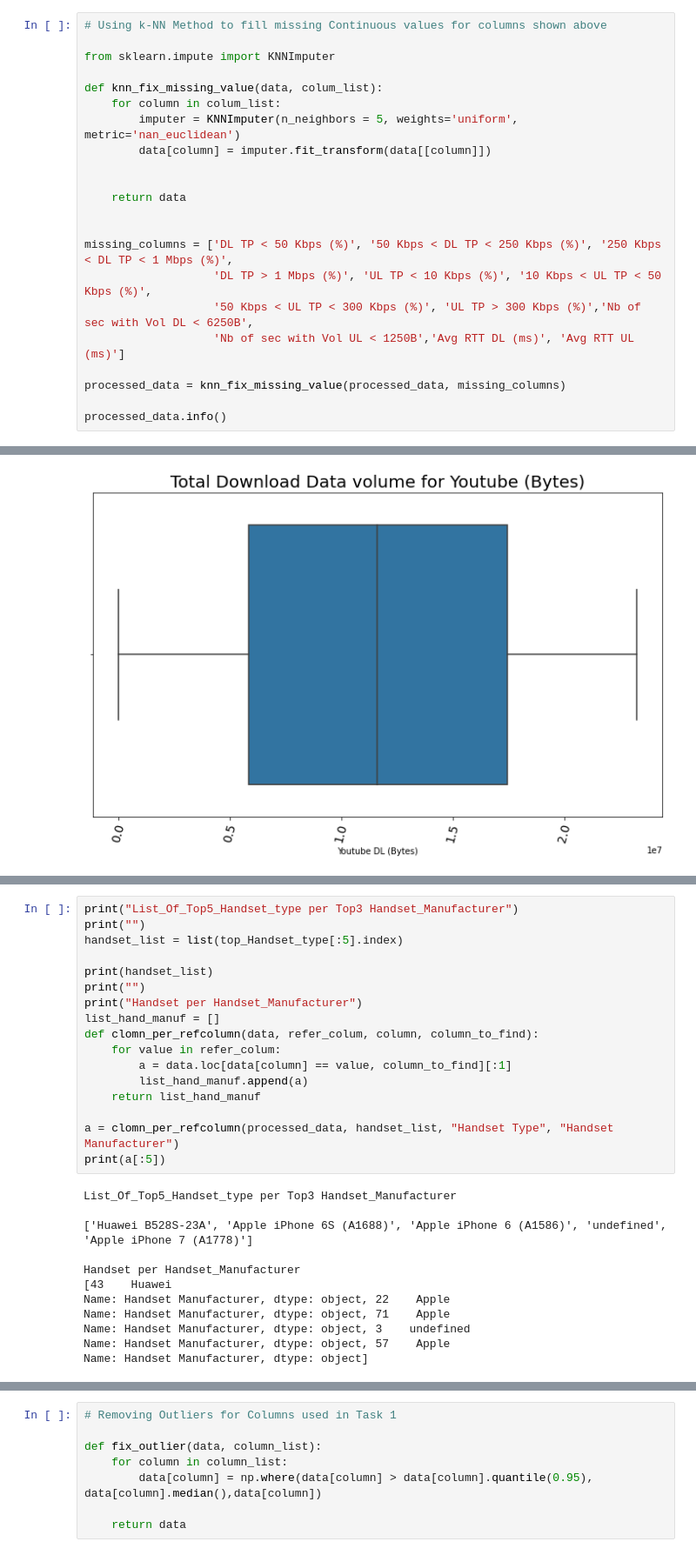
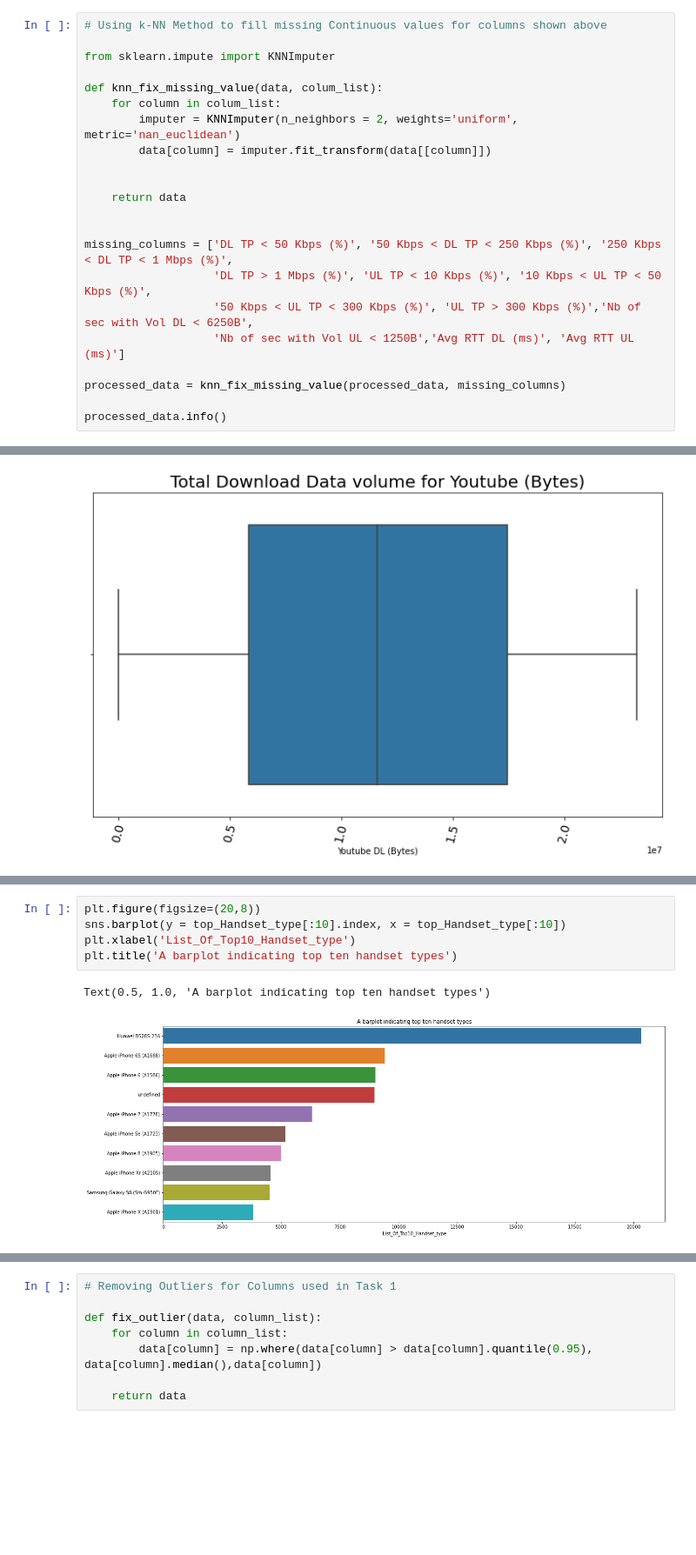
Before and after one commit to Caphace-Ethan/Telecom-User-Data-Analysis, a Jupyter notebook: notebooks/Data_Exploratory_Analysis.ipynb, the cells around one changed output, grey strips where cells are left out. Shown at 87% size. Saved outputs shown, nothing was run; the diff lists cells and outputs as text; blank space fills up the shorter version.

```diff
--- a/notebooks/Data_Exploratory_Analysis.ipynb
+++ b/notebooks/Data_Exploratory_Analysis.ipynb
@@ -300,7 +303,7 @@ from sklearn.impute import KNNImputer
 
 def knn_fix_missing_value(data, colum_list):
     for column in colum_list:
-        imputer = KNNImputer(n_neighbors = 5, weights='uniform', metric='nan_euclidean')
+        imputer = KNNImputer(n_neighbors = 2, weights='uniform', metric='nan_euclidean')
         data[column] = imputer.fit_transform(data[[column]])
 
 
@@ -531,29 +484,8 @@ Name: Handset Manufacturer, dtype: int64
-# %%
-print("List_Of_Top5_Handset_type per Top3 Handset_Manufacturer")
-print("")
-handset_list = list(top_Handset_type[:5].index)
-
-print(handset_list)
-print("")
-print("Handset per Handset_Manufacturer")
-list_hand_manuf = []
-def clomn_per_refcolumn(data, refer_colum, column, column_to_find):
-    for value in refer_colum:
-        a = data.loc[data[column] == value, column_to_find][:1]
-        list_hand_manuf.append(a)
-    return list_hand_manuf
-
-a = clomn_per_refcolumn(processed_data, handset_list, "Handset Type", "Handset Manufacturer")
-print(a[:5])
-# %% [output]
-List_Of_Top5_Handset_type per Top3 Handset_Manufacturer
-
-['Huawei B528S-23A', 'Apple iPhone 6S (A1688)', 'Apple iPhone 6 (A1586)', 'undefined', 'Apple iPhone 7 (A1778)']
-
-Handset per Handset_Manufacturer
-[43    Huawei
-Name: Handset Manufacturer, dtype: object, 22    Apple
-Name: Handset Manufacturer, dtype: object, 71    Apple
-Name: Handset Manufacturer, dtype: object, 3    undefined
-Name: Handset Manufacturer, dtype: object, 57    Apple
-Name: Handset Manufacturer, dtype: object]
+# %%
+plt.figure(figsize=(20,8))
+sns.barplot(y = top_Handset_type[:10].index, x = top_Handset_type[:10])
+plt.xlabel('List_Of_Top10_Handset_type')
+plt.title('A barplot indicating top ten handset types')
+# %% [output]
+Text(0.5, 1.0, 'A barplot indicating top ten handset types')
+[figure, added]
```
Also changed, not shown: parts of 27 cells of this notebook.
